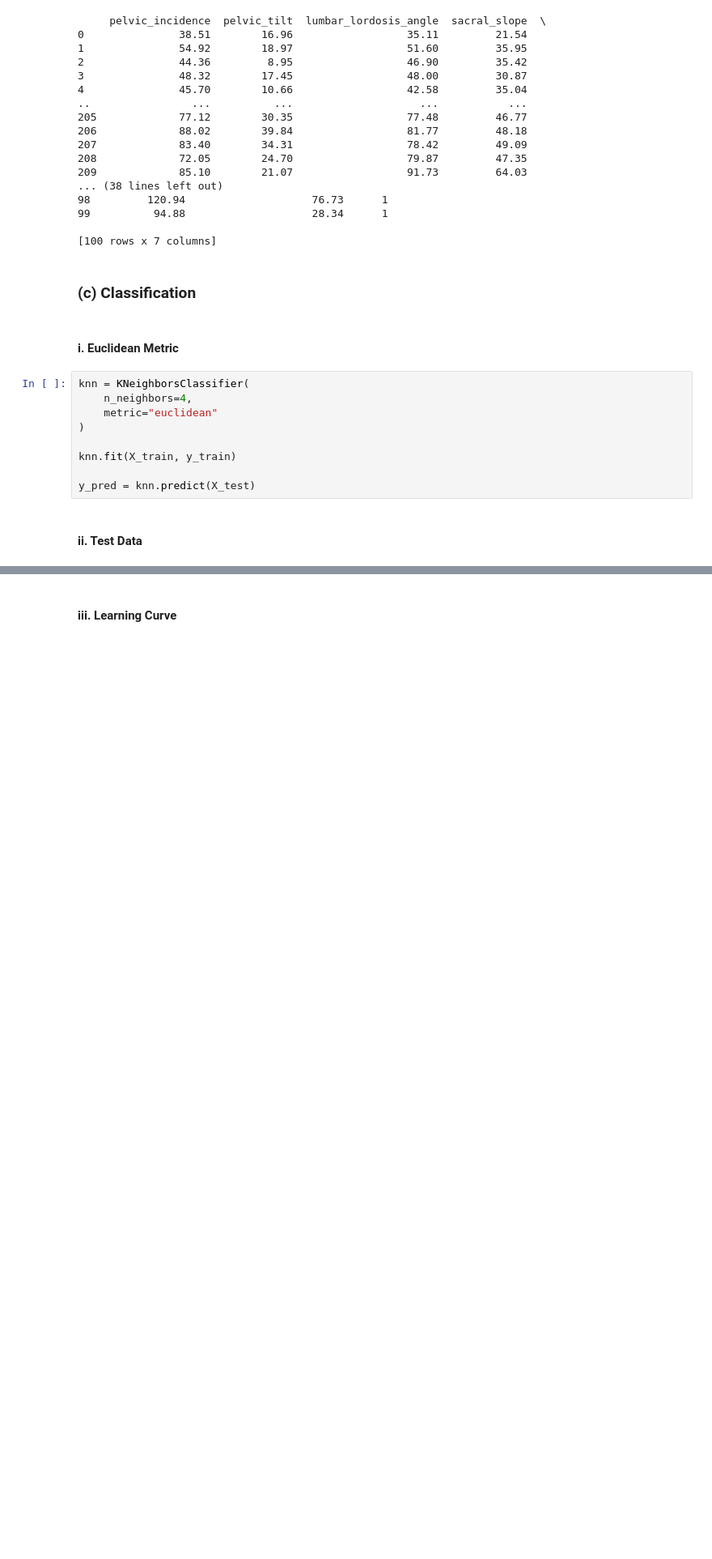
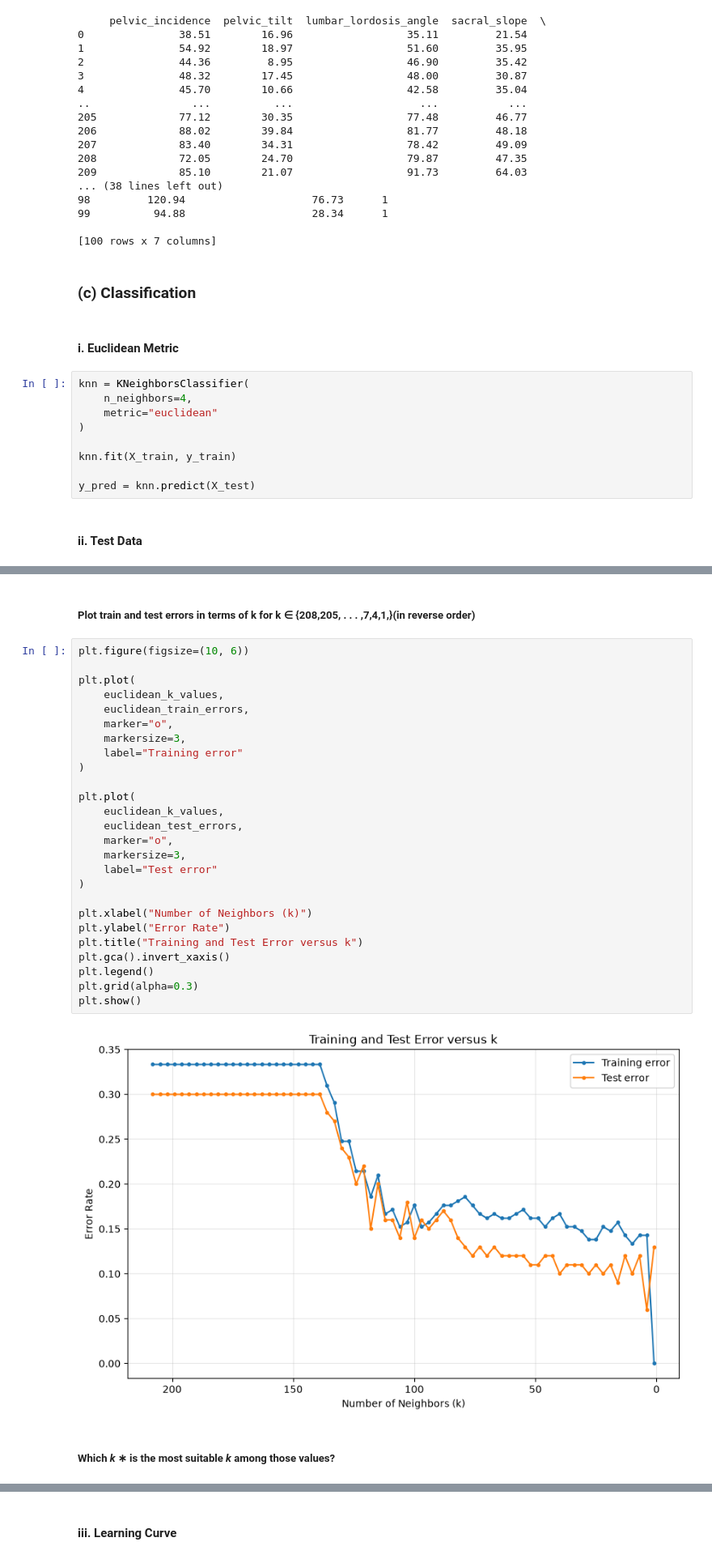
Before and after one commit to akeehan56/DSCI552, a Jupyter notebook: HW1/notebook/Keehan_Alyssa_HW1.ipynb, the cells around one changed output, grey strips where cells are left out. Shown at 81% size. Saved outputs shown, nothing was run; the diff lists cells and outputs as text; blank space fills up the shorter version.

```diff
--- a/HW1/notebook/Last_First_HW1.ipynb
+++ b/HW1/notebook/Keehan_Alyssa_HW1.ipynb
@@ -164,0 +196,32 @@ y_pred = knn.predict(X_test)
+# %% [markdown]
+#####  Plot train and test errors in terms of k for k ∈ {208,205, . . . ,7,4,1,}(in reverse order)
+# %%
+plt.figure(figsize=(10, 6))
+
+plt.plot(
+    euclidean_k_values,
+    euclidean_train_errors,
+    marker="o",
+    markersize=3,
+    label="Training error"
+)
+
+plt.plot(
+    euclidean_k_values,
+    euclidean_test_errors,
+    marker="o",
+    markersize=3,
+    label="Test error"
+)
+
+plt.xlabel("Number of Neighbors (k)")
+plt.ylabel("Error Rate")
+plt.title("Training and Test Error versus k")
+plt.gca().invert_xaxis()
+plt.legend()
+plt.grid(alpha=0.3)
+plt.show()
+# %% [output]
+[figure, added]
+# %% [markdown]
+##### Which _k_ ∗ is the most suitable _k_ among those values?
```
Also changed, not shown: parts of 41 cells of this notebook, 5 other files.
